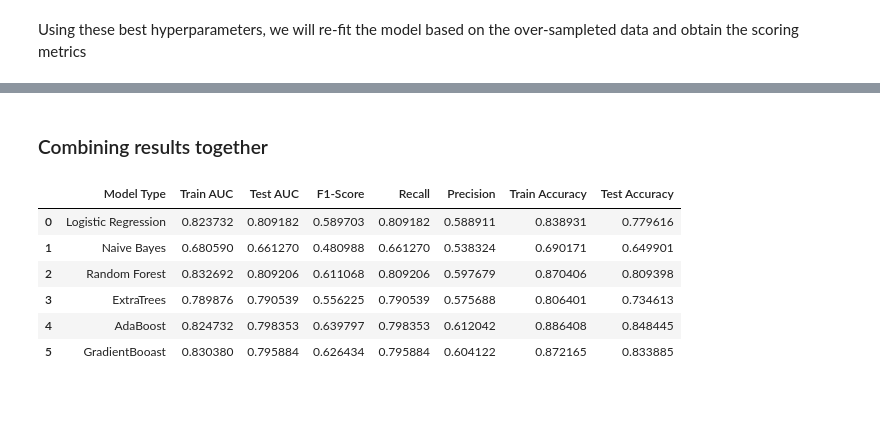
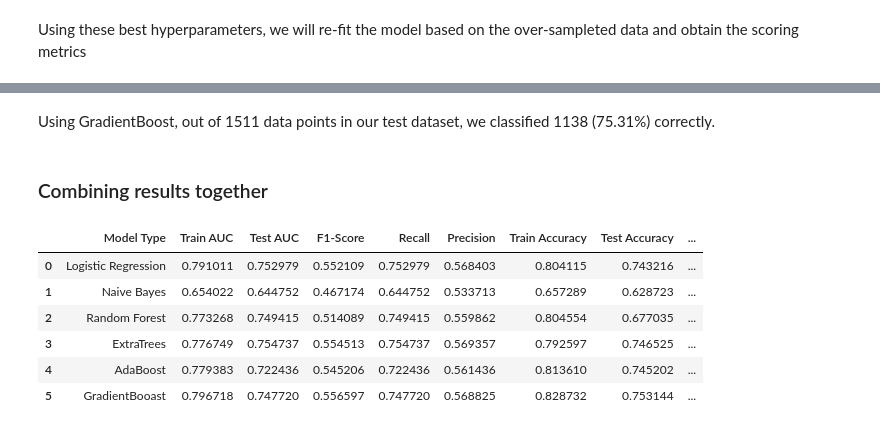
Before and after one commit to MadnugKG/P4---West-Nile-Virus, a Jupyter notebook: code/Modeling.ipynb, the cells around one changed output, grey strips where cells are left out. Saved outputs shown, nothing was run; the diff lists cells and outputs as text; code cells hidden in the pictures; blank space fills up the shorter version.

Commit message:
Updated Modeling

```diff
--- a/code/Modeling.ipynb
+++ b/code/Modeling.ipynb
@@ -408,7 +467,7 @@ Wall time: 1min 5s
 # %% [markdown]
 Using these best hyperparameters, we will re-fit the model based on the over-sampleted data and obtain the scoring metrics
 # %%
-rf = RandomForestClassifier(max_depth=5, min_samples_leaf=4, n_estimators=80,
+rf = RandomForestClassifier(max_depth=5, min_samples_leaf=2, n_estimators=120,
                        random_state=42)
 rf.fit(Xsm_train, ysm_train)
 # %% [output]
@@ -496,7 +558,7 @@ Wall time: 18.8 s
 # %% [markdown]
 Using these best hyperparameters, we will re-fit the model based on the over-sampleted data and obtain the scoring metrics
 # %%
-et = ExtraTreesClassifier(max_depth=5, min_samples_leaf=4,
+et = ExtraTreesClassifier(max_depth=5, min_samples_leaf=4,n_estimators=120,
                      random_state=42)
 et.fit(Xsm_train, ysm_train)
 # %% [output]
@@ -578,6 +644,6 @@ Wall time: 14.6 s
 # %% [markdown]
 Using these best hyperparameters, we will re-fit the model based on the over-sampleted data and obtain the scoring metrics
 # %%
-ada = AdaBoostClassifier(learning_rate=0.9, random_state=42)
+ada = AdaBoostClassifier(learning_rate=0.8, n_estimators=30, random_state=42)
 ada.fit(Xsm_train, ysm_train)
 # %% [output]
@@ -659,6 +729,6 @@ Wall time: 4min 3s
 # %% [markdown]
 Using these best hyperparameters, we will re-fit the model based on the over-sampleted data and obtain the scoring metrics
 # %%
-gboost = GradientBoostingClassifier(max_depth=1, n_estimators=150)
+gboost = GradientBoostingClassifier(max_depth=2, min_samples_leaf=2)
 gboost.fit(Xsm_train, ysm_train)
 # %% [output]
@@ -700,36 +768,40 @@ Using Extra Trees, out of 1511 data points in our test dataset, we classified 12
+# %% [markdown]
+Using GradientBoost, out of 1511 data points in our test dataset, we classified 1138 (75.31%) correctly.
 # %% [markdown]
 ### Combining results together
 # %%
 # View the evaluation metrics for all models in a dataframe
-# Sorted by highest F1-Score
+
 precision_list = []
 recall_list = []
 fscore_list = []
 auc_list_train = []
 auc_list_test = []
 for model in model_var:
     y_pred = model.predict(Xs_test)
     y_pred_train = model.predict(Xs_train)
     precision, recall, fscore, support = precision_recall_fscore_support(y_test, y_pred, average='macro')
     precision_list.append(precision)
     recall_list.append(recall)
     fscore_list.append(fscore)
     auc_list_train.append(roc_auc_score(y_train, y_pred_train))
     auc_list_test.append(roc_auc_score(y_test, y_pred))
 
-pd.DataFrame({'Model Type': model_name,
+table_of_results = pd.DataFrame({'Model Type': model_name,
               'Train AUC': auc_list_train,
               'Test AUC': auc_list_test,
               'F1-Score': fscore_list,
              'Recall': recall_list,
               'Precision': precision_list,
               'Train Accuracy': model_scores,
              'Test Accuracy': model_test_scores})
+table_of_results['Overfitting'] = table_of_results['Train Accuracy'] - table_of_results['Test Accuracy']
+table_of_results
 # %% [output]
-|  | Model Type | Train AUC | Test AUC | F1-Score | Recall | Precision | Train Accuracy | Test Accuracy |
-| 0 | Logistic Regression | 0.823732 | 0.809182 | 0.589703 | 0.809182 | 0.588911 | 0.838931 | 0.779616 |
-| 1 | Naive Bayes | 0.680590 | 0.661270 | 0.480988 | 0.661270 | 0.538324 | 0.690171 | 0.649901 |
-| 2 | Random Forest | 0.832692 | 0.809206 | 0.611068 | 0.809206 | 0.597679 | 0.870406 | 0.809398 |
-| 3 | ExtraTrees | 0.789876 | 0.790539 | 0.556225 | 0.790539 | 0.575688 | 0.806401 | 0.734613 |
-| 4 | AdaBoost | 0.824732 | 0.798353 | 0.639797 | 0.798353 | 0.612042 | 0.886408 | 0.848445 |
-| 5 | GradientBooast | 0.830380 | 0.795884 | 0.626434 | 0.795884 | 0.604122 | 0.872165 | 0.833885 |
+|  | Model Type | Train AUC | Test AUC | F1-Score | Recall | Precision | Train Accuracy | Test Accuracy | ... |
+| 0 | Logistic Regression | 0.791011 | 0.752979 | 0.552109 | 0.752979 | 0.568403 | 0.804115 | 0.743216 | ... |
+| 1 | Naive Bayes | 0.654022 | 0.644752 | 0.467174 | 0.644752 | 0.533713 | 0.657289 | 0.628723 | ... |
+| 2 | Random Forest | 0.773268 | 0.749415 | 0.514089 | 0.749415 | 0.559862 | 0.804554 | 0.677035 | ... |
+| 3 | ExtraTrees | 0.776749 | 0.754737 | 0.554513 | 0.754737 | 0.569357 | 0.792597 | 0.746525 | ... |
+| 4 | AdaBoost | 0.779383 | 0.722436 | 0.545206 | 0.722436 | 0.561436 | 0.813610 | 0.745202 | ... |
+| 5 | GradientBooast | 0.796718 | 0.747720 | 0.556597 | 0.747720 | 0.568825 | 0.828732 | 0.753144 | ... |
```
Also changed, not shown: parts of 147 cells of this notebook, 13 other files.
